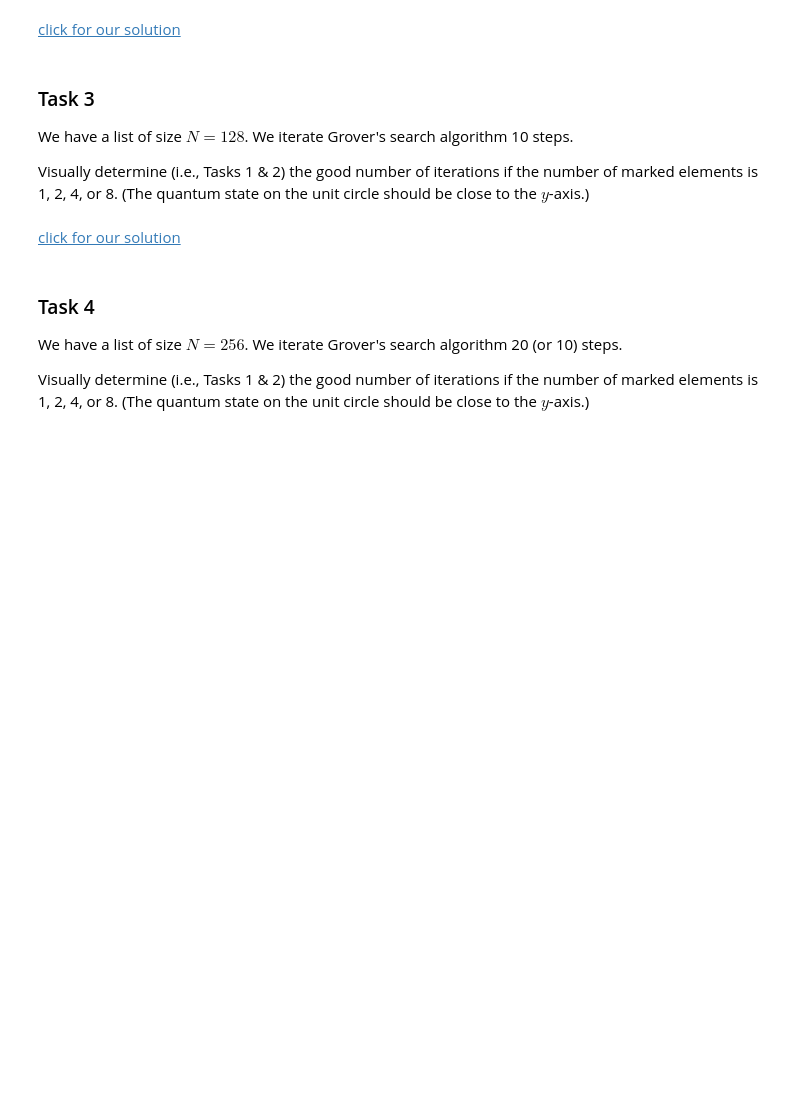
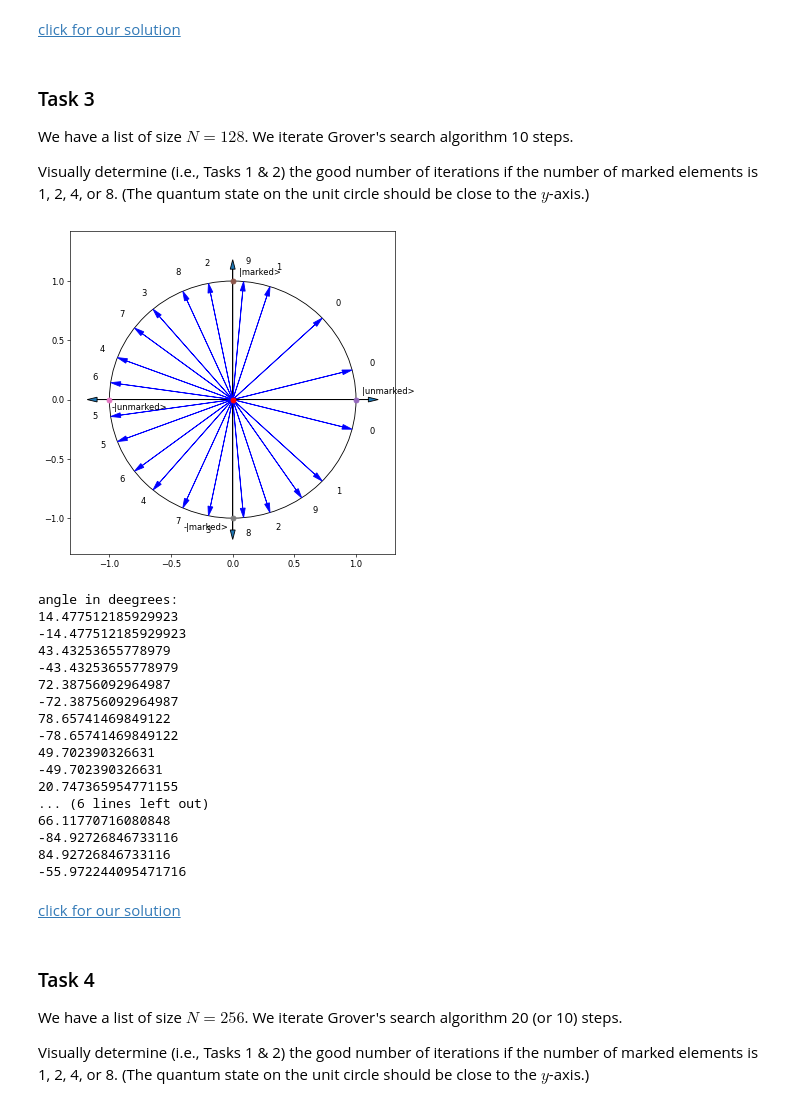
Before and after one commit to Abdoelabassi/QBronze_Womanium_2023, a Jupyter notebook: quantum-with-qiskit/Q88_Grovers_Search_One_Qubit_Representation.ipynb, the cells around one changed output. Saved outputs shown, nothing was run; the diff lists cells and outputs as text; code cells hidden in the pictures; blank space fills up the shorter version.

Commit message:
first classical grover search

```diff
--- a/quantum-with-qiskit/Q88_Grovers_Search_One_Qubit_Representation.ipynb
+++ b/quantum-with-qiskit/Q88_Grovers_Search_One_Qubit_Representation.ipynb
@@ -287,28 +287,74 @@ def inversion (elements=[1]):
 # %%
 from math import asin, pi
 
 # initial values
 iteration = 10
 N = 128
-marked_elements = [0]
-#marked_elements = [0,1]
-#marked_elements = [0,1,2,3]
-#marked_elements = [0,1,2,3,4,5,6,7]
+#marked_elements = [0] 8 iter
+#marked_elements = [0,1] 6 iter
+#marked_elements = [0,1,2,3] 4 iter
+marked_elements = [0,1,2,3,4,5,6,7] # 3 iter
 k = len(marked_elements)
 elements = []
 states_on_unit_circle= []
 
 # initial quantum state
 for i in range(N):
     elements.append(1/N**0.5)
 
 #
 # your code is here
 #
+x = elements[N-1]*(N-k)**0.5
+y = elements[0]*(k)**0.5
+states_on_unit_circle.append([x,y, "0"])
 
-# %run qlatvia.py
-# draw_qubit_grover()
-# draw_quantum_state(x,y,name)
+for step in range(iteration):
+
+    elements = query(elements, marked_elements)
+    x = elements[N-1]*(N-k)**0.5
+    y = elements[0]*(k)**0.5
+
+    states_on_unit_circle.append([x, y, str(step)])
+
+
+    elements = inversion(elements)
+    x = elements[N-1]*(N-k)**0.5
+    y = elements[0]*(k)**0.5
+
+    states_on_unit_circle.append([x, y, str(step)])
+
+
+
+%run quantum.py
+draw_qubit_grover()
+
+for state in states_on_unit_circle:
+    draw_quantum_state(state[0],state[1],state[2])
+show_plt()
+
+print("angle in deegrees: ")
+for state in states_on_unit_circle:
+    print(asin(state[1])/pi*180)
+# %% [output]
+[figure, added]
+angle in deegrees:
+14.477512185929923
+-14.477512185929923
+43.43253655778979
+-43.43253655778979
+72.38756092964987
+-72.38756092964987
+78.65741469849122
+-78.65741469849122
+49.702390326631
+-49.702390326631
+20.747365954771155
+... (6 lines left out)
+66.11770716080848
+-84.92726846733116
+84.92726846733116
+-55.972244095471716
 # %% [markdown]
 <a href="Q88_Grovers_Search_One_Qubit_Representation_Solutions.ipynb#task3">click for our solution</a>
 # %% [markdown]
```
Also changed, not shown: parts of 7 cells of this notebook, 1 other file.
